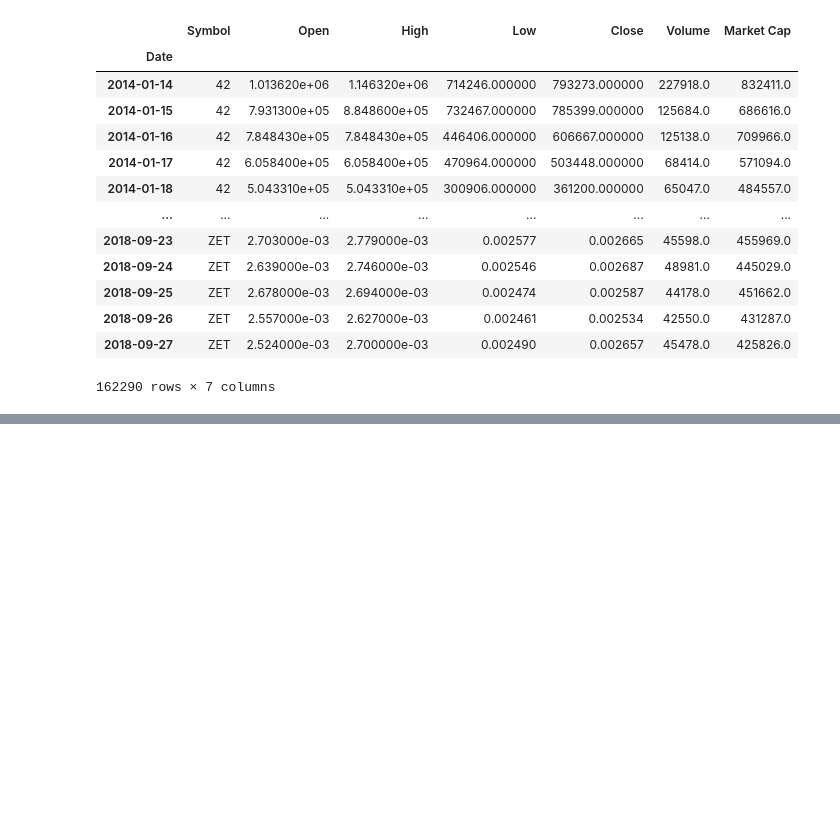
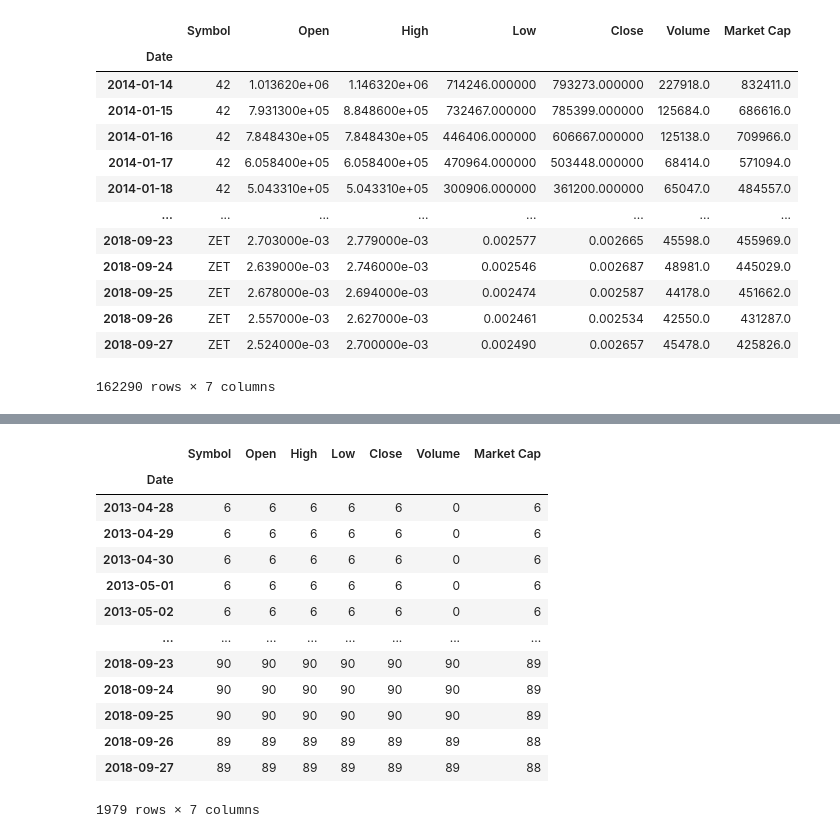
Before and after one commit to samjdedes/time_series_analysis, a Jupyter notebook: notebooks/EDA.ipynb, the cells around one changed output, grey strips where cells are left out. Drawn from its saved outputs; the diff is of its cells as text; code cells hidden in the pictures; blank space fills up the shorter version.

Commit message:
Resample Dataframe

```diff
--- a/notebooks/EDA.ipynb
+++ b/notebooks/EDA.ipynb
@@ -612,2 +565,17 @@ ts_new
 # %%
-ts.resample('D')
+ts_new.resample('D').count()
+# %% [output]
+|  | Symbol | Open | High | Low | Close | Volume | Market Cap |
+| Date |  |  |  |  |  |  |  |
+| 2013-04-28 | 6 | 6 | 6 | 6 | 6 | 0 | 6 |
+| 2013-04-29 | 6 | 6 | 6 | 6 | 6 | 0 | 6 |
+| 2013-04-30 | 6 | 6 | 6 | 6 | 6 | 0 | 6 |
+| 2013-05-01 | 6 | 6 | 6 | 6 | 6 | 0 | 6 |
+| 2013-05-02 | 6 | 6 | 6 | 6 | 6 | 0 | 6 |
+| ... | ... | ... | ... | ... | ... | ... | ... |
+| 2018-09-23 | 90 | 90 | 90 | 90 | 90 | 90 | 89 |
+| 2018-09-24 | 90 | 90 | 90 | 90 | 90 | 90 | 89 |
+| 2018-09-25 | 90 | 90 | 90 | 90 | 90 | 90 | 89 |
+| 2018-09-26 | 89 | 89 | 89 | 89 | 89 | 89 | 88 |
+| 2018-09-27 | 89 | 89 | 89 | 89 | 89 | 89 | 88 |
+1979 rows × 7 columns
```
Also changed, not shown: parts of 36 cells of this notebook.
